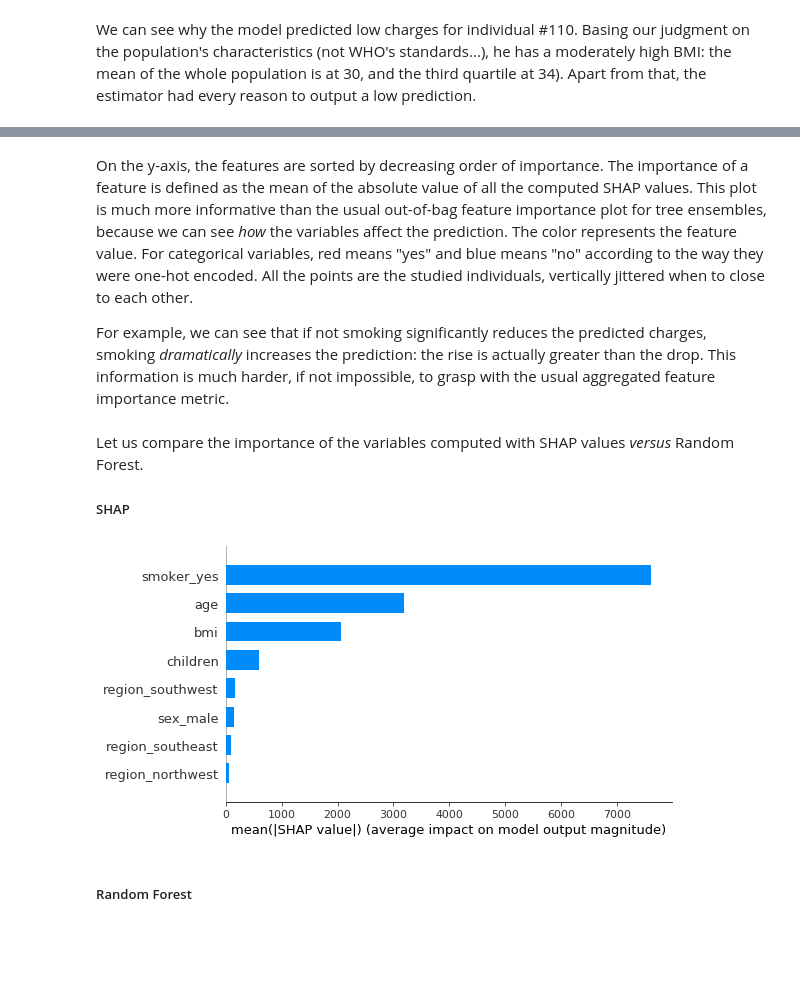
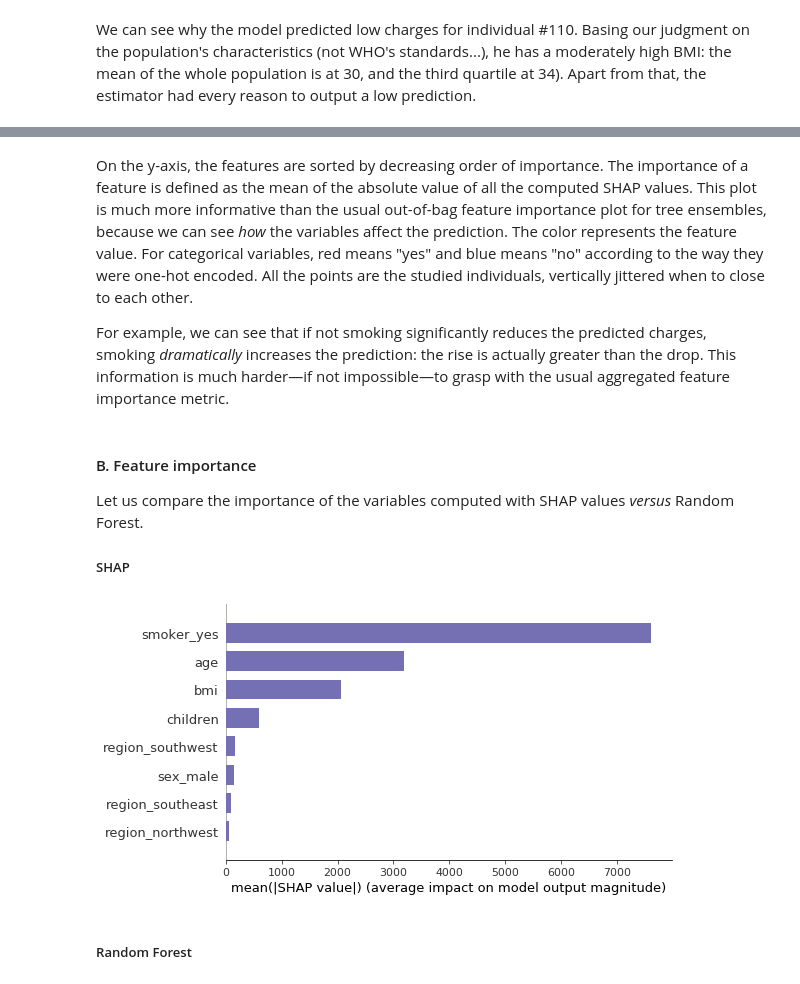
Before and after one commit to datatrigger/interpretable_machine_learning, a Jupyter notebook: interpretable_machine_learning.ipynb, the cells around one changed output, grey strips where cells are left out. Cells and saved outputs as stored; diff of their text form; code cells hidden in the pictures; blank space fills up the shorter version.

```diff
--- a/interpretable_machine_learning.ipynb
+++ b/interpretable_machine_learning.ipynb
@@ -563,15 +591,19 @@ shap.summary_plot(shap_values, x_test)
 # %% [markdown]
 On the y-axis, the features are sorted by decreasing order of importance. The importance of a feature is defined as the mean of the absolute value of all the computed SHAP values. This plot is much more informative than the usual out-of-bag feature importance plot for tree ensembles, because we can see *how* the variables affect the prediction. The color represents the feature value. For categorical variables, red means "yes" and blue means "no" according to the way they were one-hot encoded.  All the points are the studied individuals, vertically jittered when to close to each other.
 
-For example, we can see that if not smoking significantly reduces the predicted charges, smoking *dramatically* increases the prediction: the rise is actually greater than the drop. This information is much harder, if not impossible, to grasp with the usual aggregated feature importance metric.
+For example, we can see that if not smoking significantly reduces the predicted charges, smoking *dramatically* increases the prediction: the rise is actually greater than the drop. This information is much harder—if not impossible—to grasp with the usual aggregated feature importance metric.
 # %% [markdown]
+#### B. Feature importance
+
 Let us compare the importance of the variables computed with SHAP values *versus* Random Forest.
 
 ##### SHAP
-# %%
-shap.summary_plot(shap_values, x_test, plot_type="bar")
-# %% [output]
-[figure, removed]
+# %%
+# SHAP feature importance
+cmap = plt.get_cmap("Dark2")
+shap.summary_plot(shap_values, x_test, plot_type="bar", color=cmap.colors[2])
+# %% [output]
+[figure, added]
 # %% [markdown]
 ##### Random Forest
 # %%
```
Also changed, not shown: parts of 60 cells of this notebook.
